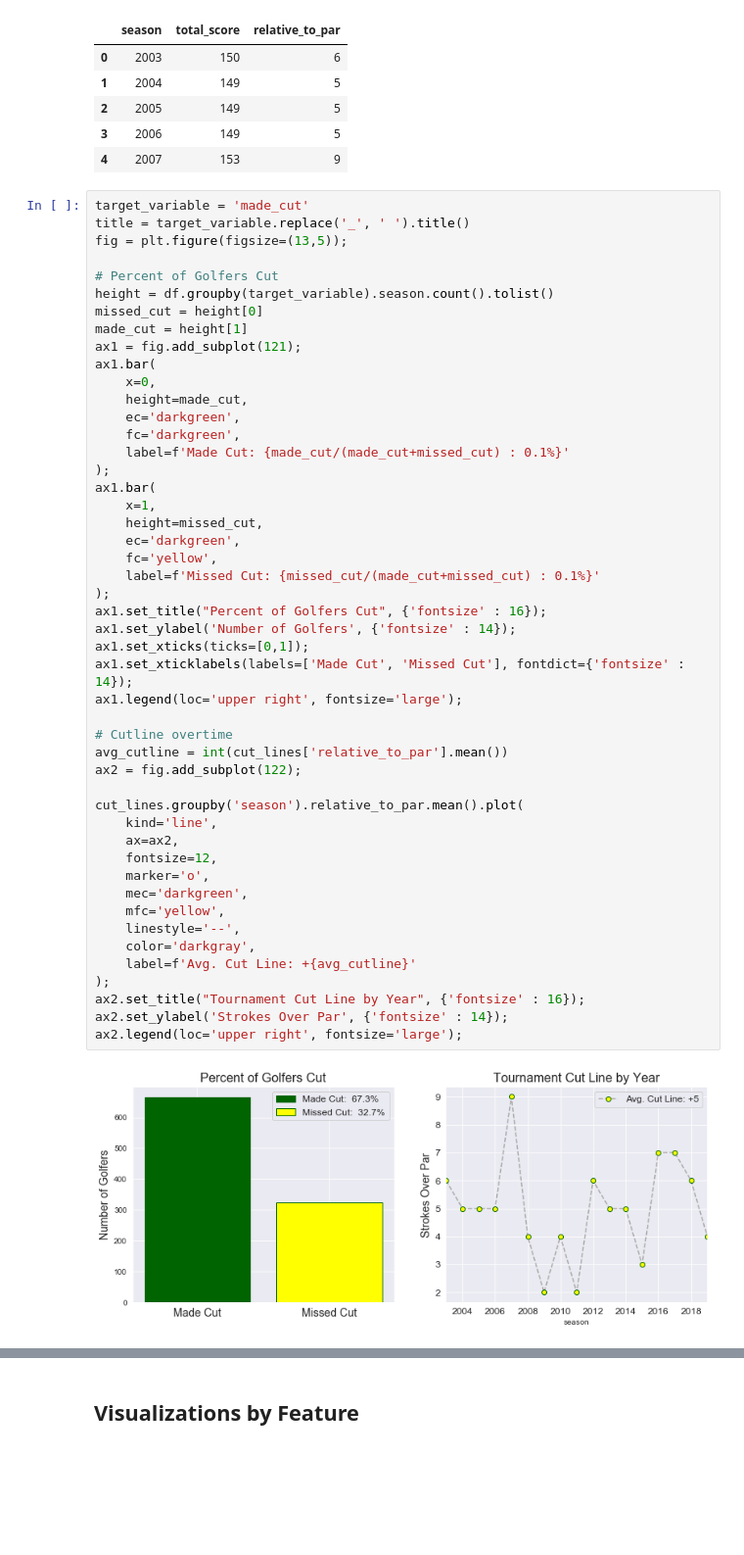
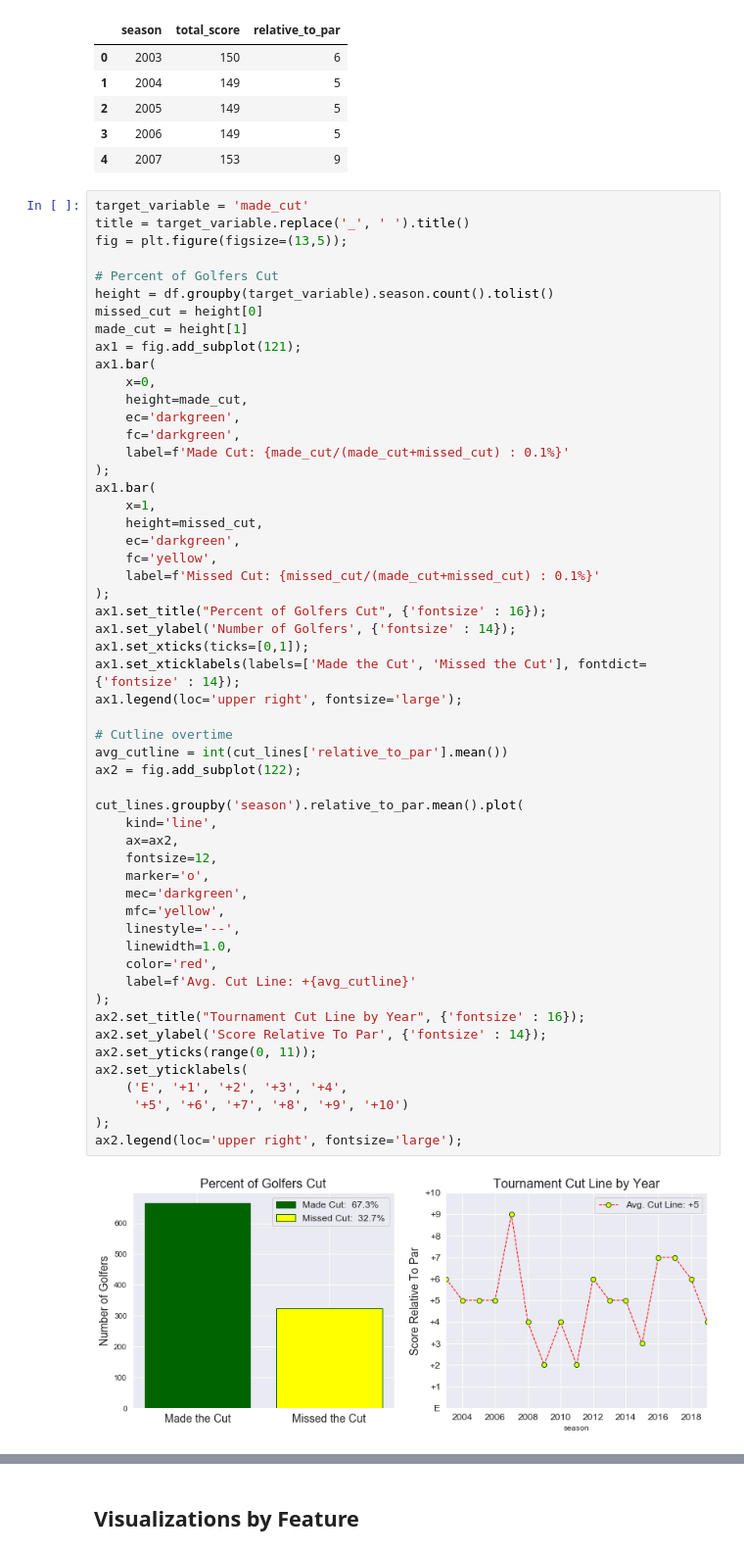
Before and after one commit to jprinfret/masters_tournament_classifier, a Jupyter notebook: 2020 Masters Tournament Predictions_noSG.ipynb, the cells around one changed output, grey strips where cells are left out. Shown at 98% size. Cells and saved outputs as stored; diff of their text form; blank space fills up the shorter version.

```diff
--- a/2020 Masters Tournament Predictions_noSG.ipynb
+++ b/2020 Masters Tournament Predictions_noSG.ipynb
@@ -602,34 +636,40 @@ ax1.bar(
 );
 ax1.bar(
     x=1,
     height=missed_cut,
     ec='darkgreen',
     fc='yellow',
     label=f'Missed Cut: {missed_cut/(made_cut+missed_cut) : 0.1%}'
 );
 ax1.set_title("Percent of Golfers Cut", {'fontsize' : 16});
 ax1.set_ylabel('Number of Golfers', {'fontsize' : 14});
 ax1.set_xticks(ticks=[0,1]);
-ax1.set_xticklabels(labels=['Made Cut', 'Missed Cut'], fontdict={'fontsize' : 14});
+ax1.set_xticklabels(labels=['Made the Cut', 'Missed the Cut'], fontdict={'fontsize' : 14});
 ax1.legend(loc='upper right', fontsize='large');
 
 # Cutline overtime
 avg_cutline = int(cut_lines['relative_to_par'].mean())
 ax2 = fig.add_subplot(122);
 
 cut_lines.groupby('season').relative_to_par.mean().plot(
     kind='line',
     ax=ax2,
     fontsize=12,
     marker='o',
     mec='darkgreen',
     mfc='yellow',
     linestyle='--',
-    color='darkgray',
+    linewidth=1.0,
+    color='red',
     label=f'Avg. Cut Line: +{avg_cutline}'
 );
 ax2.set_title("Tournament Cut Line by Year", {'fontsize' : 16});
-ax2.set_ylabel('Strokes Over Par', {'fontsize' : 14});
+ax2.set_ylabel('Score Relative To Par', {'fontsize' : 14});
+ax2.set_yticks(range(0, 11));
+ax2.set_yticklabels(
+    ('E', '+1', '+2', '+3', '+4',
+     '+5', '+6', '+7', '+8', '+9', '+10')
+);
 ax2.legend(loc='upper right', fontsize='large');
 # %% [output]
-[figure, old version]
+[figure, new version]
```
Also changed, not shown: parts of 45 cells of this notebook, 3 other files.
